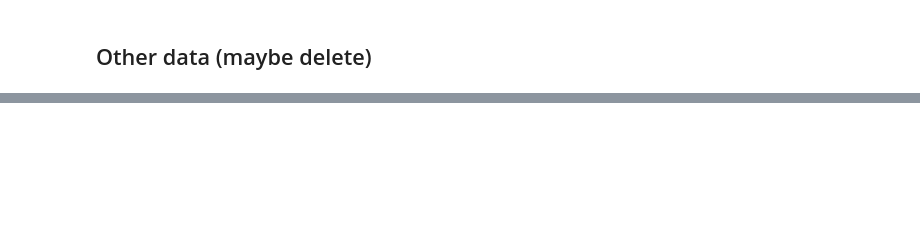
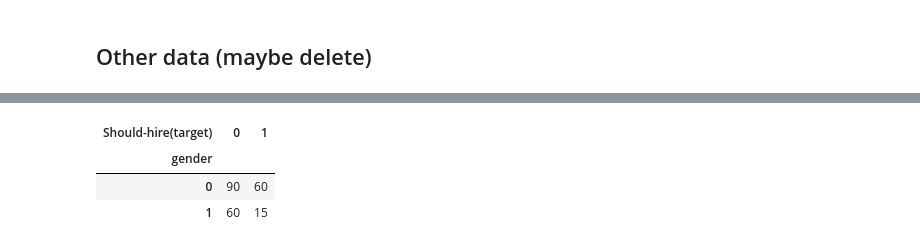
Before and after one commit to marcolax22/algorithmic-fairness, a Jupyter notebook: data_processing.ipynb, the cells around one changed output, grey strips where cells are left out. Cells and saved outputs as stored; diff of their text form; code cells hidden in the pictures; blank space fills up the shorter version.

```diff
--- a/data_processing.ipynb
+++ b/data_processing.ipynb
@@ -54,0 +75,2 @@ gender_matrix
+# %%
+hiring_data3 = pd.read_csv("data/2025-fairness-recruitment-dataset.csv")
@@ -54,0 +90,31 @@ gender_matrix
+# %%
+
+
+# gender numeric column
+hiring_data3['Gender(feature,sensitive)'] = hiring_data3['Gender(feature,sensitive)'].replace({'male': 0, 'female': 1})
+hiring_data3['Gender(feature,sensitive)'] = hiring_data3['Gender(feature,sensitive)'].astype(int)
+
+# rename as gender
+hiring_data3 = hiring_data3.rename(columns={'Gender(feature,sensitive)': 'gender'})
+
+# convert object (string) columns to categorical
+hiring_data3 = hiring_data3.astype({col: 'category' for col in hiring_data3.select_dtypes(include='object').columns})
+
+# Find object (string) and categorical columns
+non_numeric_cols = hiring_data3.select_dtypes(include=['object', 'category']).columns
+
+# numeric columns
+for col in non_numeric_cols:
+    hiring_data3[col] = hiring_data3[col].astype('category').cat.codes
+hiring_data3[non_numeric_cols] = hiring_data3[non_numeric_cols].astype(int)
+
+# Convert all boolean columns to binary (0 and 1)
+hiring_data3 = hiring_data3.astype({col: 'int' for col in hiring_data3.select_dtypes(include='bool').columns})
+# %%
+gender_matrix = pd.crosstab(hiring_data3['gender'], hiring_data3['Should-hire(target)'])
+gender_matrix
+# %% [output]
+| Should-hire(target) | 0 | 1 |
+| gender |  |  |
+| 0 | 90 | 60 |
+| 1 | 60 | 15 |
```
Also changed, not shown: parts of 5 cells of this notebook, 14 other files.
